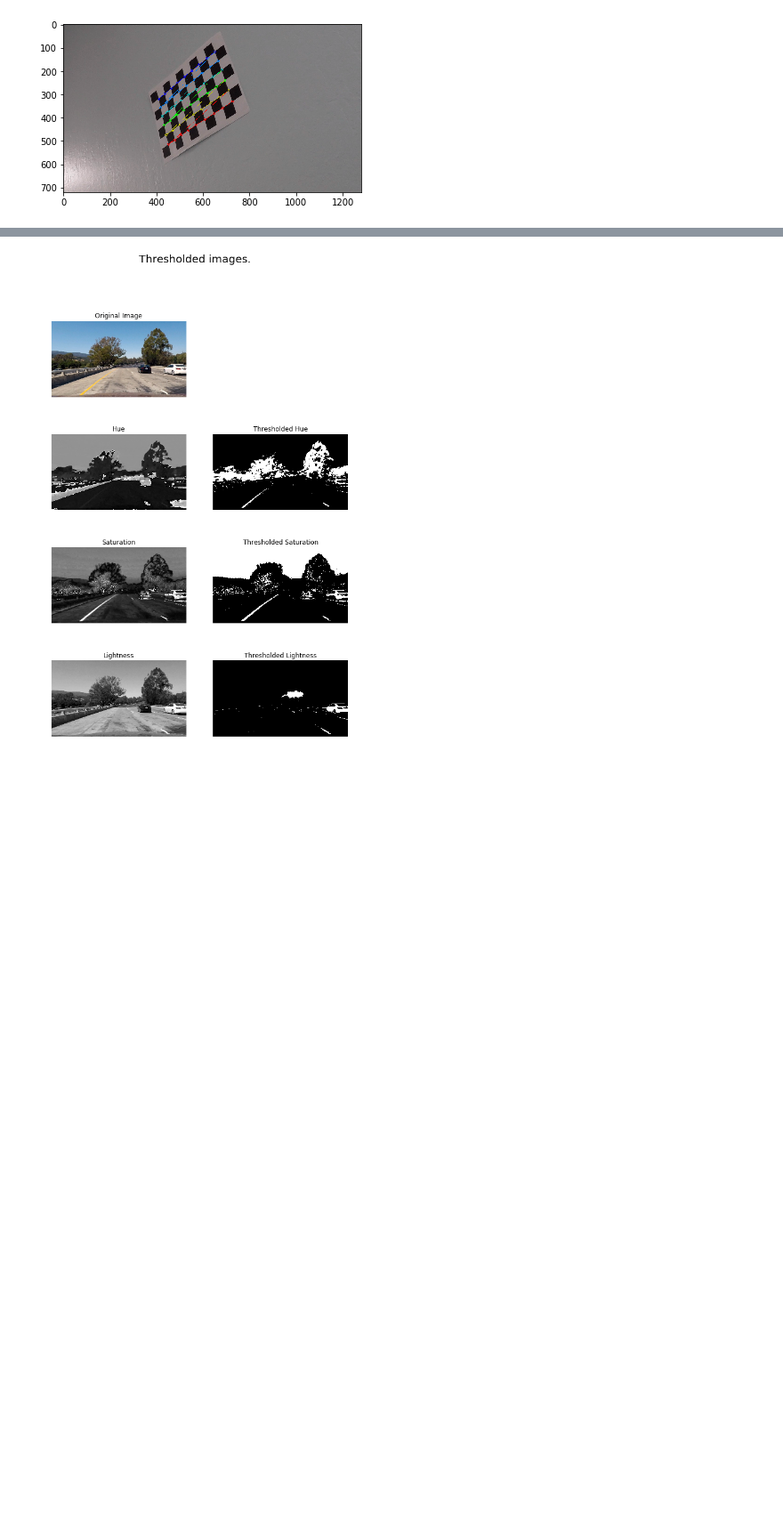
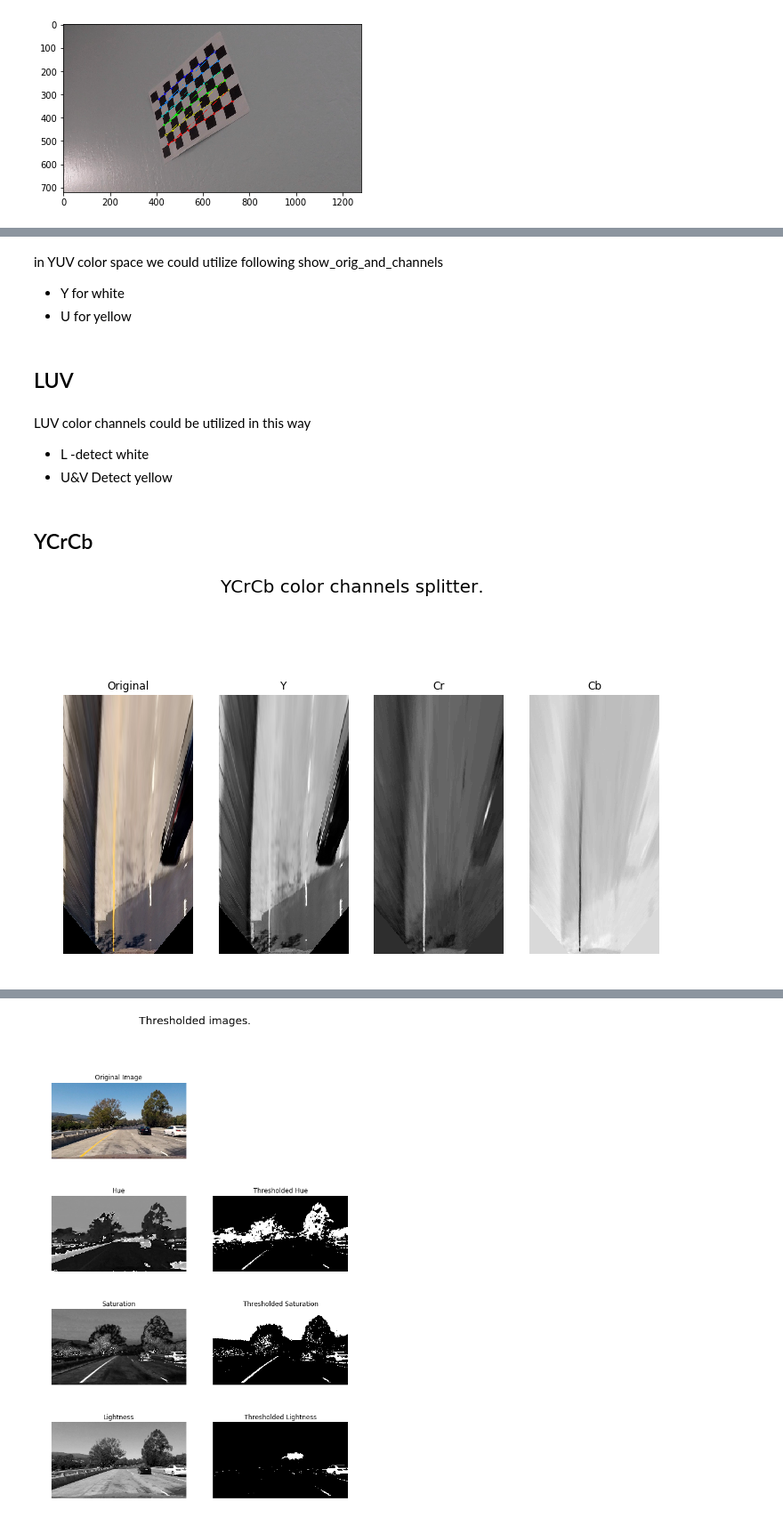
Before and after one commit to llahti/CarND-Advanced-Lane-Lines, a Jupyter notebook: report.ipynb, the cells around one changed output, grey strips where cells are left out. Shown at 89% size. Cells and saved outputs as stored; diff of their text form; code cells hidden in the pictures; blank space fills up the shorter version.

```diff
--- a/report.ipynb
+++ b/report.ipynb
@@ -327,0 +465,6 @@ for i, x in enumerate(zip((H, L, S, R, G, B), ("Hue", "Lightness", "Saturation",
+# %% [markdown]
+in YUV color space we could utilize following show_orig_and_channels
+- Y for white
+- U for yellow
+# %% [markdown]
+## LUV
@@ -327,0 +482,19 @@ for i, x in enumerate(zip((H, L, S, R, G, B), ("Hue", "Lightness", "Saturation",
+# %% [markdown]
+LUV color channels could be utilized in this way
+- L -detect white
+- U&V Detect yellow
+# %% [markdown]
+## YCrCb
+# %%
+# Split YCR_CB
+YCrCb = cv2.cvtColor(image, cv2.COLOR_RGB2YCR_CB)
+
+Y, Cr, Cb = YCrCb[:,:,0], YCrCb[:,:,1], YCrCb[:,:,2]
+
+show_orig_and_channels("YCrCb color channels splitter.",
+                       [image, Y, Cr, Cb],
+                       ["Original","Y", "Cr", "Cb"])
+
+plt.savefig("./illustrations/color_channels_YCrCb.jpg")
+# %% [output]
+[figure, added]
```
Also changed, not shown: parts of 39 cells of this notebook, 19 other files.
